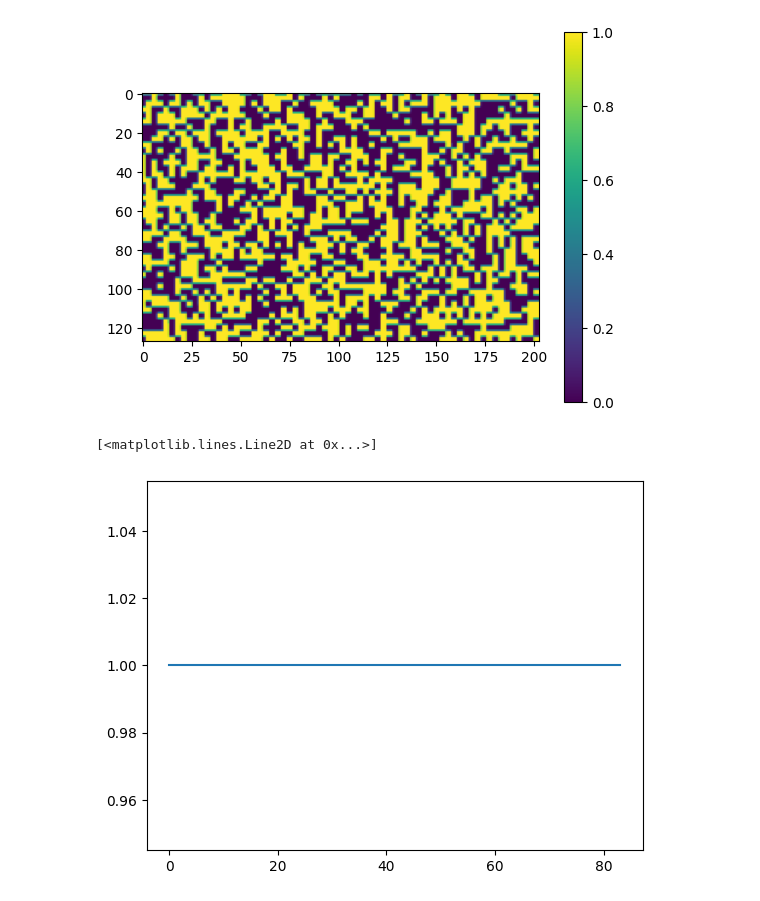
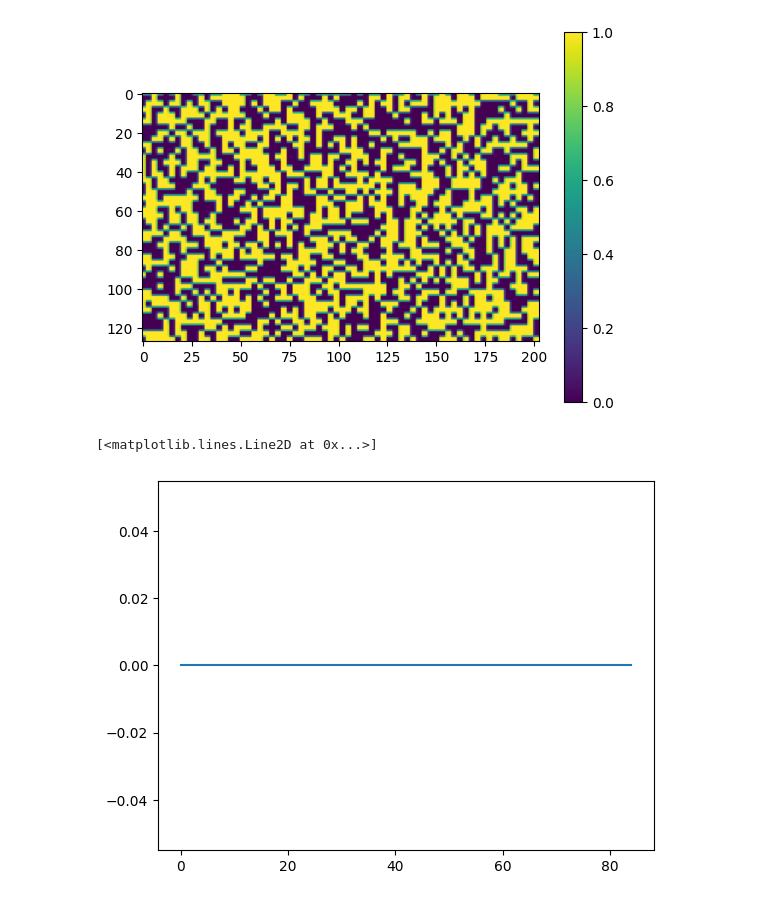
Before and after one commit to DRezeanu/retinanalysis, a Jupyter notebook: nbs/vr_wn_regen_debug.ipynb, the cells around one changed output. Cells and saved outputs as stored; diff of their text form; code cells hidden in the pictures.

```diff
--- a/nbs/vr_wn_regen_debug.ipynb
+++ b/nbs/vr_wn_regen_debug.ipynb
@@ -203,12 +205,14 @@ plt.colorbar()
 # %%
 import cv2
 ls_corrs = []
 for t in range(85):
     # ds = cv2.resize(r_frames[t], (s_frames.shape[2], s_frames.shape[1]), interpolation=cv2.INTER_NEAREST)
     # r = np.corrcoef(ds_frames[t].flatten(), r_frames[t].flatten())[0,1]
-    r = np.corrcoef(s_frames[t].flatten(), r_us_frames[t].flatten())[0,1]
+    # r = np.corrcoef(s_frames[t].flatten(), r_us_frames[t].flatten())[0,1]
+    # mae
+    r = np.mean(np.abs(s_frames[t].flatten() - r_us_frames[t].flatten()))
     ls_corrs.append(r)
 plt.plot(ls_corrs)
 # %% [output]
 [<matplotlib.lines.Line2D at 0x...>]
-[figure, old version]
+[figure, new version]
```
Also changed, not shown: parts of 3 cells of this notebook.
